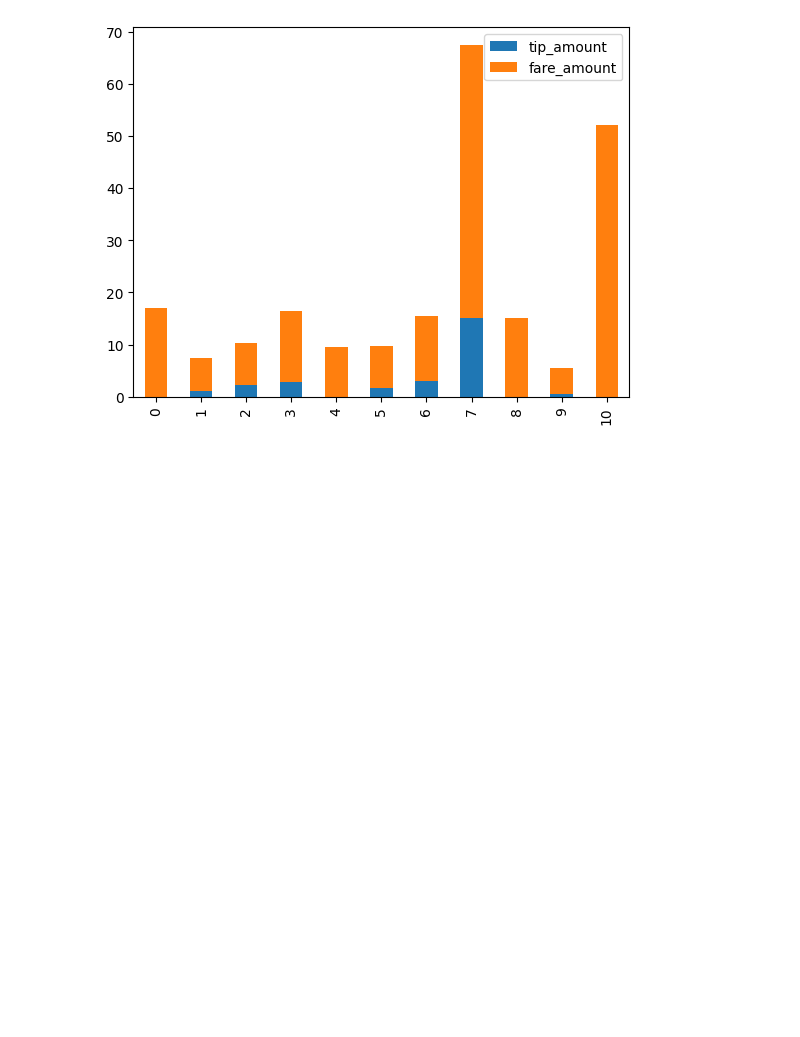
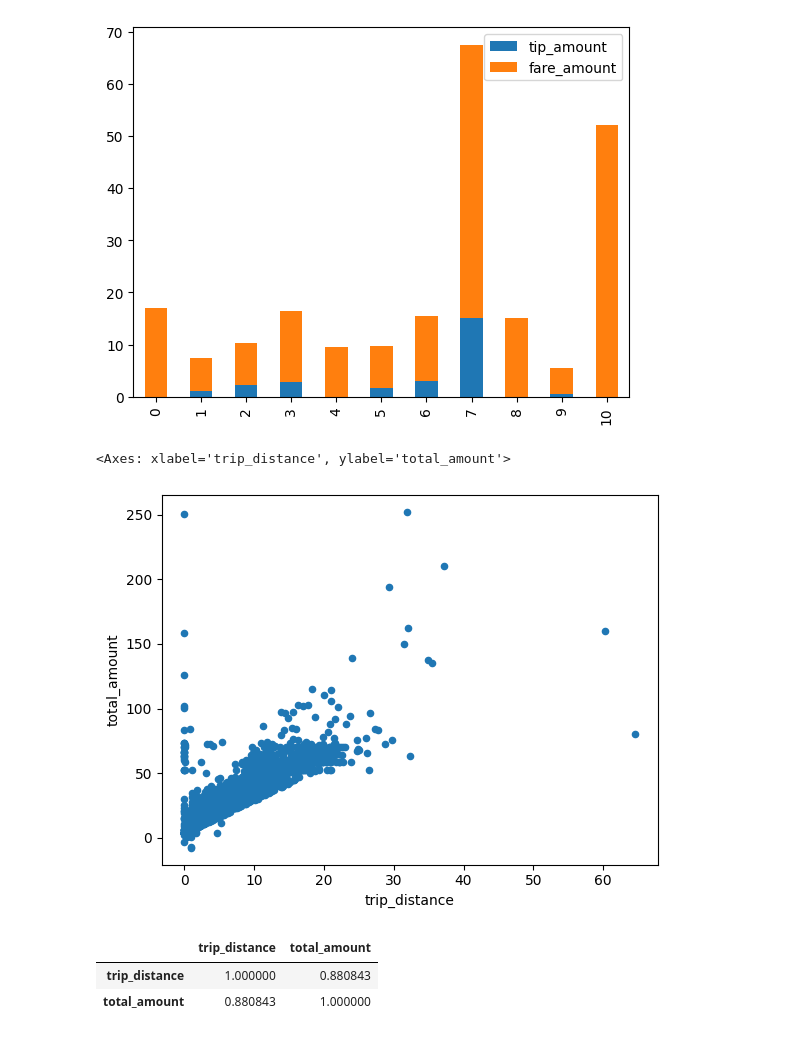
Before and after one commit to reuven/oreilly-2025-05May-pandas, a Jupyter notebook: OReilly - 2025-05May-19.ipynb, the cells around one changed output. Drawn from its saved outputs; the diff is of its cells as text; code cells hidden in the pictures; blank space fills up the shorter version.

```diff
--- a/OReilly - 2025-05May-19.ipynb
+++ b/OReilly - 2025-05May-19.ipynb
@@ -1668,4 +1668,13 @@ df.loc[
 # %%
 # Create a scatterplot showing whether trip_distance and total_amount told are correlated.
 
-df['trip_distance']
+df.plot.scatter(x='trip_distance', y='total_amount')
+# %% [output]
+<Axes: xlabel='trip_distance', ylabel='total_amount'>
+[figure, added]
+# %%
+df[['trip_distance', 'total_amount']].corr()
+# %% [output]
+|  | trip_distance | total_amount |
+| trip_distance | 1.000000 | 0.880843 |
+| total_amount | 0.880843 | 1.000000 |
```
Also changed, not shown: parts of 1 cell of this notebook.
